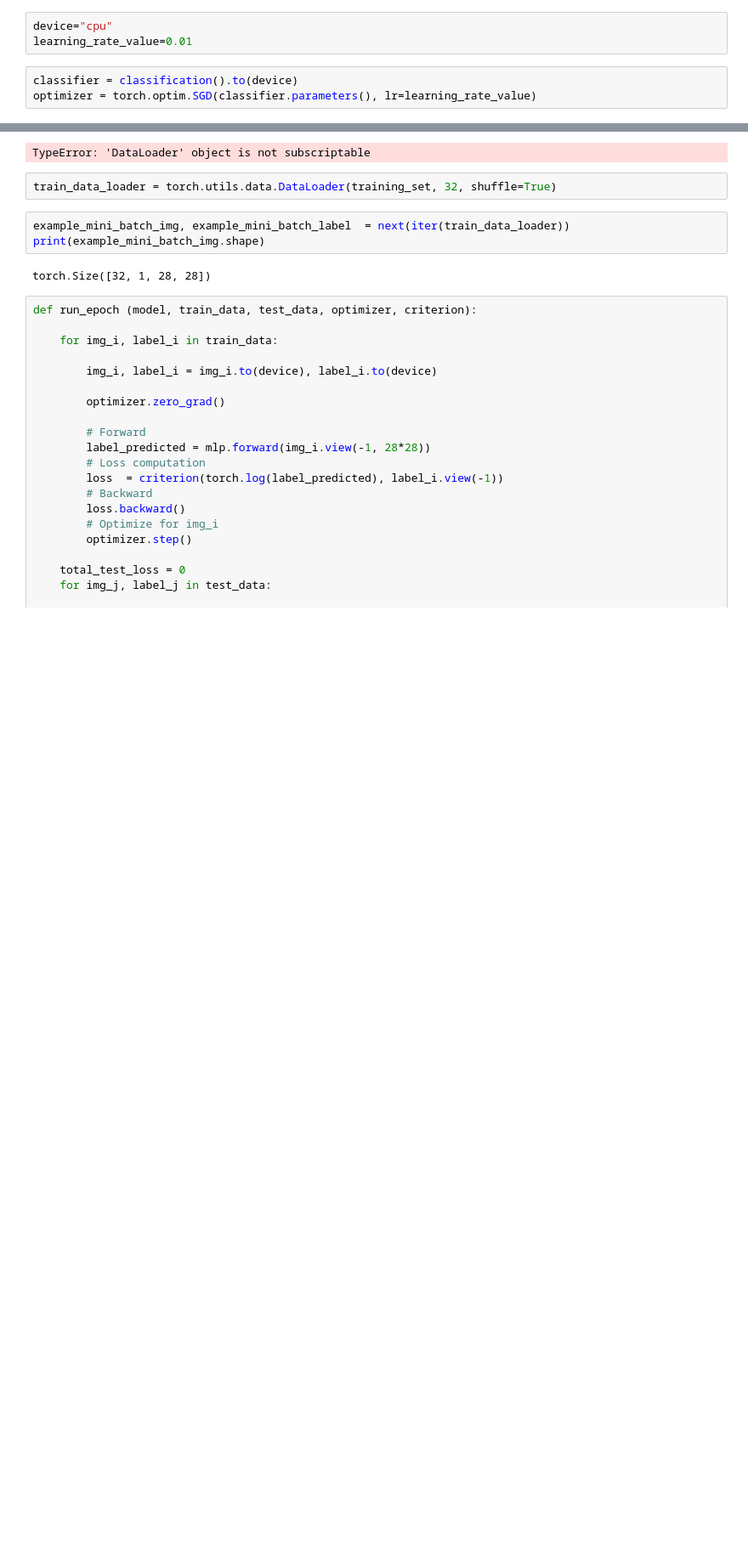
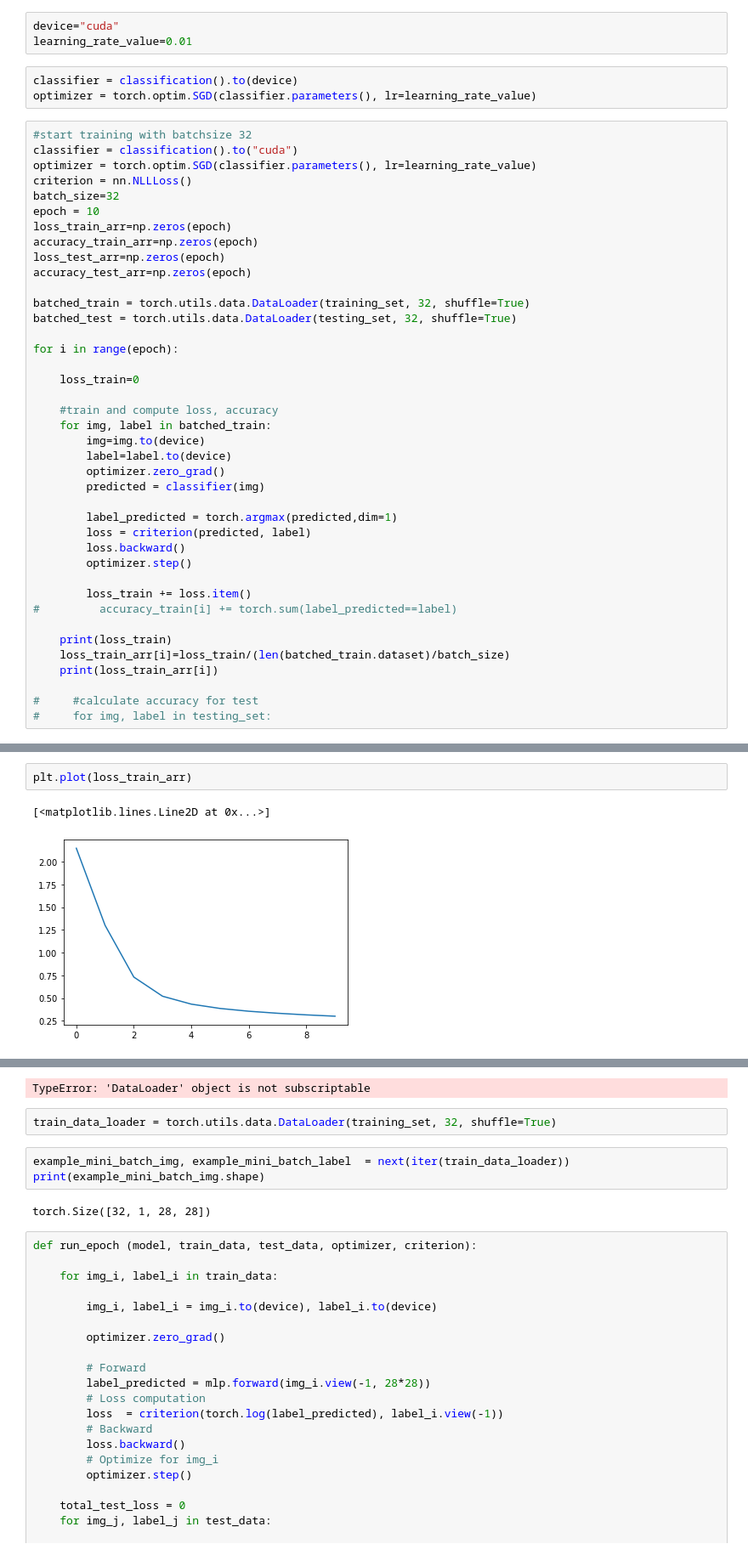
Before and after one commit to ehehehe95/Implementing-Basic-ML-techniques, a Jupyter notebook: 9/assignment09.ipynb, the cells around one changed output, grey strips where cells are left out. Shown at 85% size. Cells and saved outputs as stored; diff of their text form; blank space fills up the shorter version.

Commit message:
fixed the error in batch size 32

```diff
--- a/9/assignment09.ipynb
+++ b/9/assignment09.ipynb
@@ -56,8 +56,48 @@ class classification(nn.Module):
 # %%
 criterion = nn.NLLLoss()
 # %%
-device="cpu"
+device="cuda"
 learning_rate_value=0.01
 # %%
 classifier = classification().to(device)
 optimizer = torch.optim.SGD(classifier.parameters(), lr=learning_rate_value)
+# %%
+#start training with batchsize 32
+classifier = classification().to("cuda")
+optimizer = torch.optim.SGD(classifier.parameters(), lr=learning_rate_value)
+criterion = nn.NLLLoss()
+batch_size=32
+epoch = 10
+loss_train_arr=np.zeros(epoch)
+accuracy_train_arr=np.zeros(epoch)
+loss_test_arr=np.zeros(epoch)
+accuracy_test_arr=np.zeros(epoch)
+
+batched_train = torch.utils.data.DataLoader(training_set, 32, shuffle=True)
+batched_test = torch.utils.data.DataLoader(testing_set, 32, shuffle=True)
+
+for i in range(epoch):
+
+    loss_train=0
+
+    #train and compute loss, accuracy
+    for img, label in batched_train:
+        img=img.to(device)
+        label=label.to(device)
+        optimizer.zero_grad()
+        predicted = classifier(img)
+
+        label_predicted = torch.argmax(predicted,dim=1)
+        loss = criterion(predicted, label)
+        loss.backward()
+        optimizer.step()
+
+        loss_train += loss.item()
+#         accuracy_train[i] += torch.sum(label_predicted==label)
+
+    print(loss_train)
+    loss_train_arr[i]=loss_train/(len(batched_train.dataset)/batch_size)
+    print(loss_train_arr[i])
+
+#     #calculate accuracy for test
+#     for img, label in testing_set:
@@ -63,0 +125,5 @@ optimizer = torch.optim.SGD(classifier.parameters(), lr=learning_rate_value)
+# %%
+plt.plot(loss_train_arr)
+# %% [output]
+[<matplotlib.lines.Line2D at 0x...>]
+[figure, added]
```
Also changed, not shown: parts of 3 cells of this notebook.
